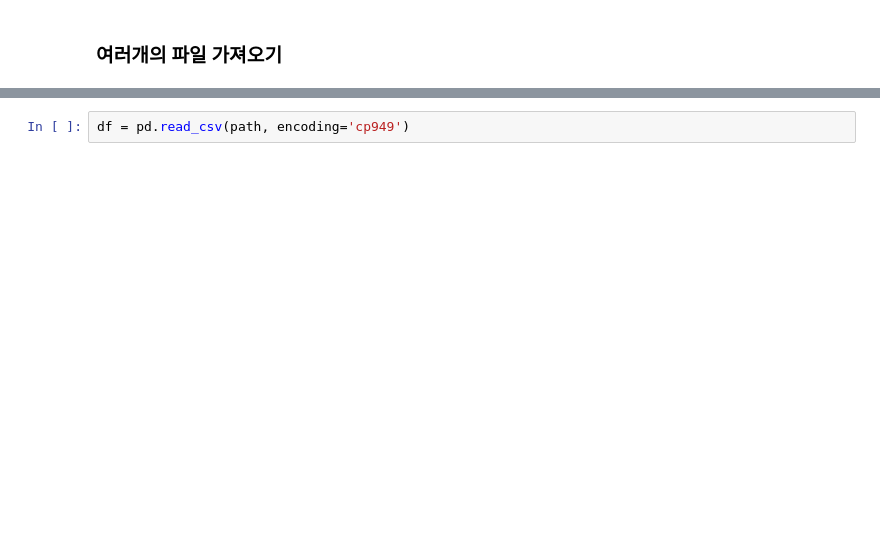
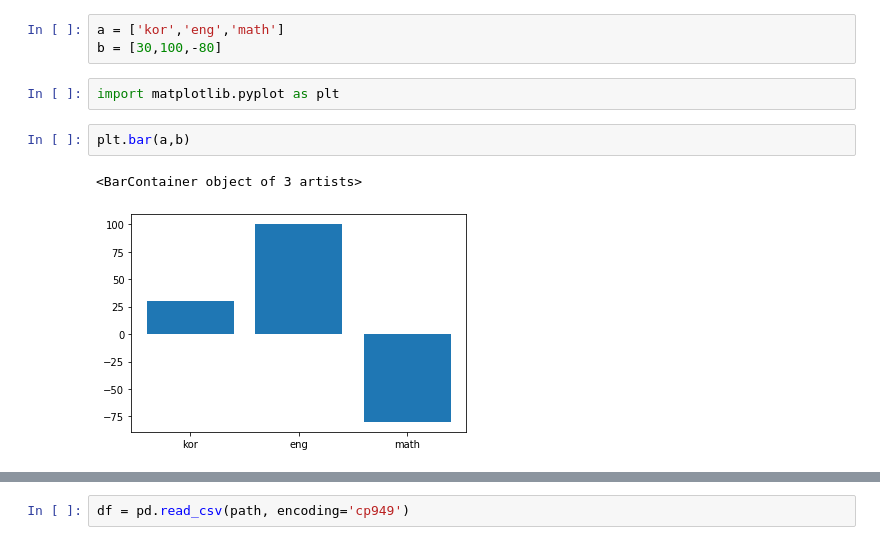
Before and after one commit to dltjddus/python_100-, a Jupyter notebook: Untitled.ipynb, the cells around one changed output, grey strips where cells are left out. Saved outputs shown, nothing was run; the diff lists cells and outputs as text; blank space fills up the shorter version.

```diff
--- a/Untitled.ipynb
+++ b/Untitled.ipynb
@@ -1,2 +1,10 @@
-# %% [markdown]
-### 여러개의 파일 가져오기
+# %%
+a = ['kor','eng','math']
+b = [30,100,-80]
+# %%
+import matplotlib.pyplot as plt
+# %%
+plt.bar(a,b)
+# %% [output]
+<BarContainer object of 3 artists>
+[figure, added]
```
Also changed, not shown: parts of 27 cells of this notebook.
